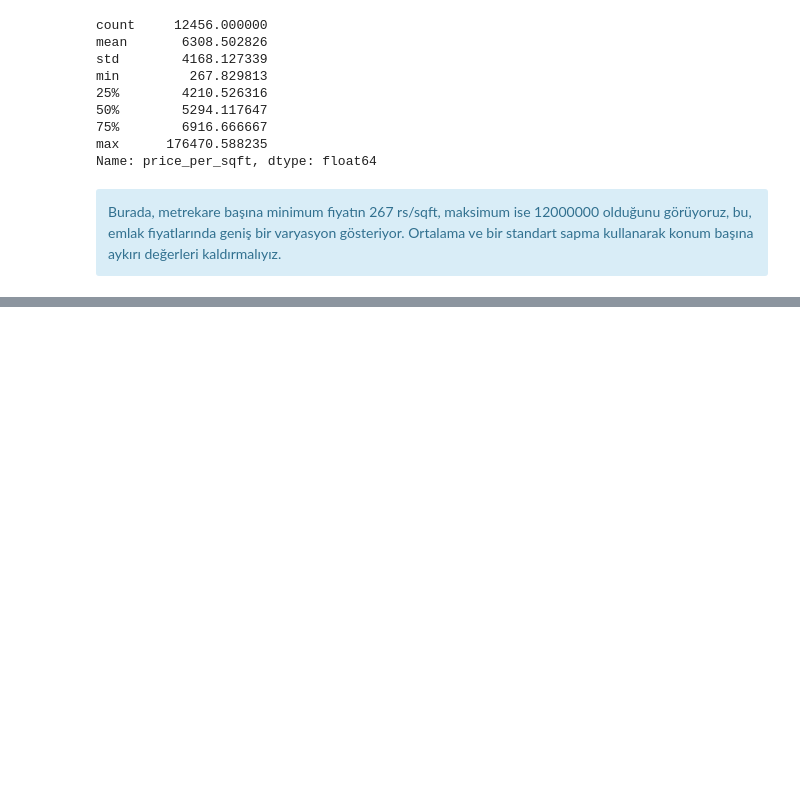
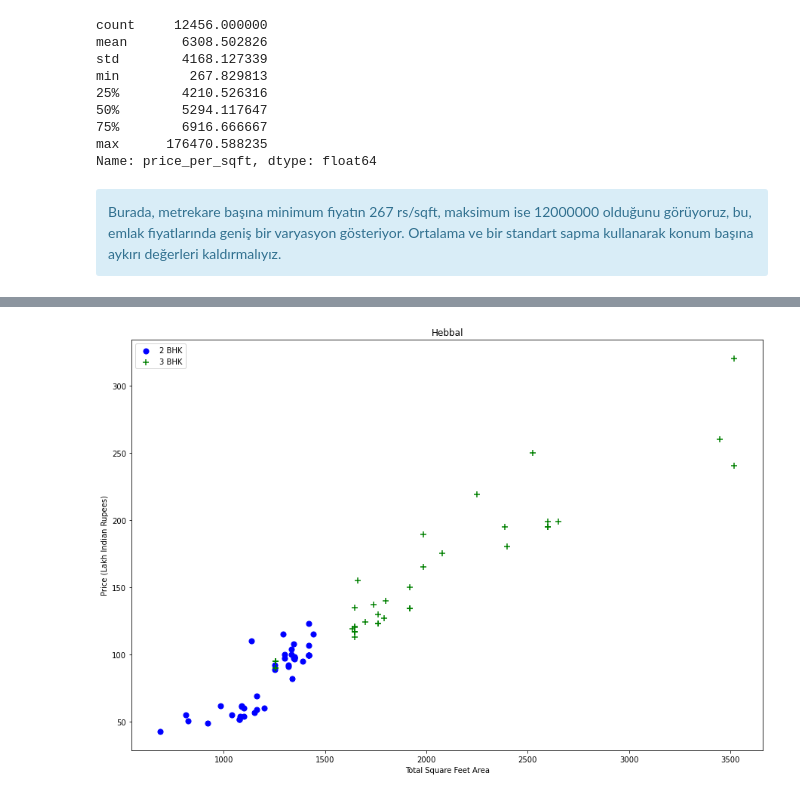
Before and after one commit to SahikaErcan/Machine_Learning_Data_Science_Projects, a Jupyter notebook: Real Estate Price Prediction Project/Real Estate Price Prediction Project - Bengaluru.ipynb, the cells around one changed output, grey strips where cells are left out. Cells and saved outputs as stored; diff of their text form; code cells hidden in the pictures; blank space fills up the shorter version.

```diff
--- a/Real Estate Price Prediction Project/Real Estate Price Prediction Project - Bengaluru.ipynb
+++ b/Real Estate Price Prediction Project/Real Estate Price Prediction Project - Bengaluru.ipynb
@@ -380,0 +466,4 @@ def remove_pps_outliers(df):
+# %%
+plot_scatter_chart(df8,"Hebbal")
+# %% [output]
+[figure, added]
```
Also changed, not shown: parts of 55 cells of this notebook, 2 other files.
